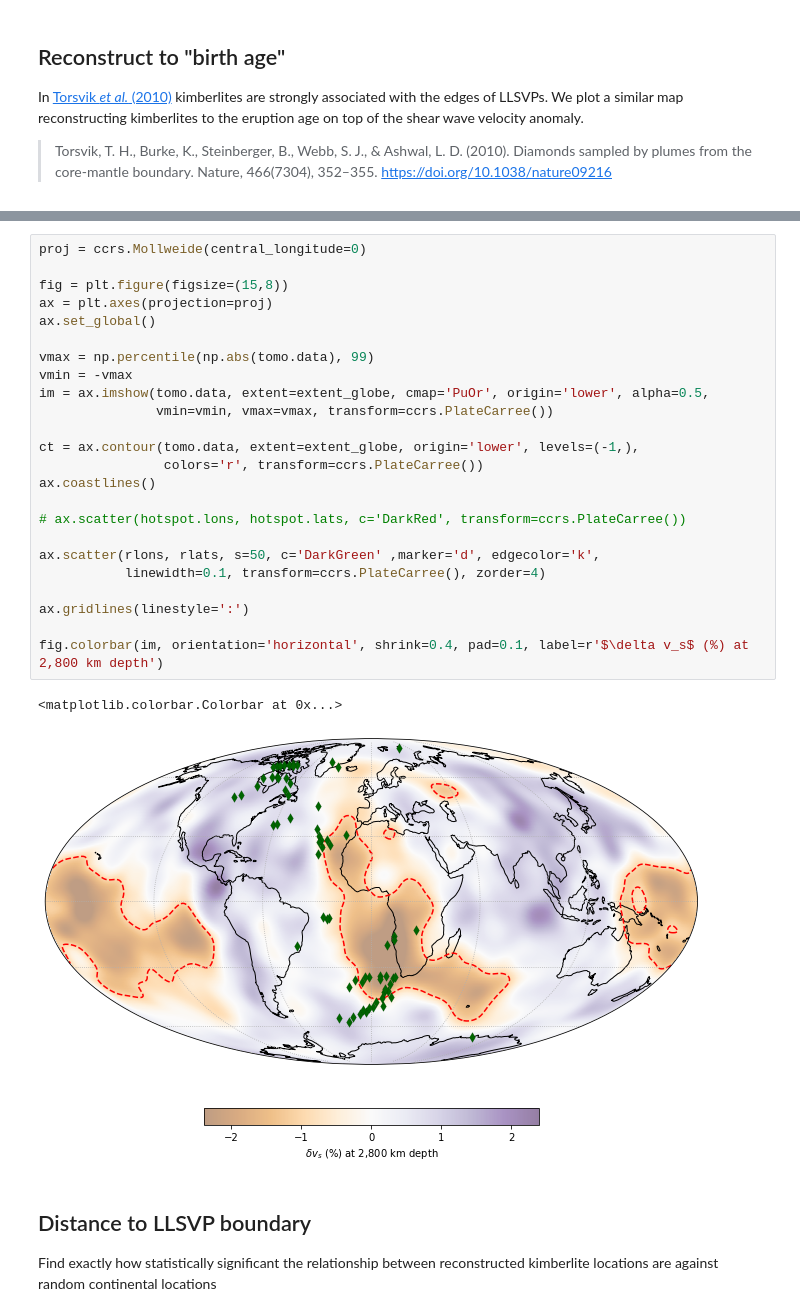
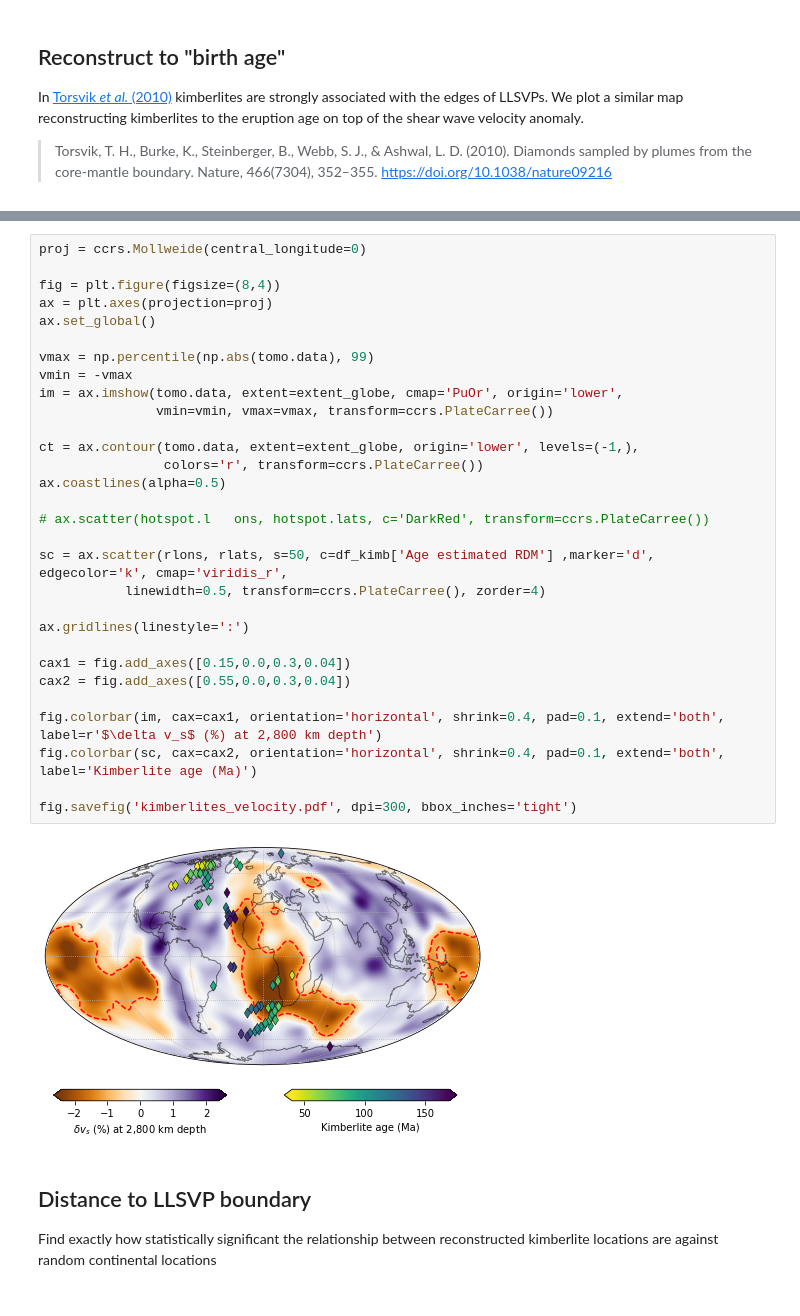
Before and after one commit to brmather/Slab-Dip, a Jupyter notebook: Notebooks/K02-Reconstruct-Kimberlites.ipynb, the cells around one changed output, grey strips where cells are left out. Drawn from its saved outputs; the diff is of its cells as text.

```diff
--- a/Notebooks/K02-Reconstruct-Kimberlites.ipynb
+++ b/Notebooks/K02-Reconstruct-Kimberlites.ipynb
@@ -89,30 +91,35 @@ rlons, rlats = kimb.reconstruct_to_birth_age(df_kimb['Age estimated RDM'])
 # %%
 proj = ccrs.Mollweide(central_longitude=0)
 
-fig = plt.figure(figsize=(15,8))
+fig = plt.figure(figsize=(8,4))
 ax = plt.axes(projection=proj)
 ax.set_global()
 
 vmax = np.percentile(np.abs(tomo.data), 99)
 vmin = -vmax
-im = ax.imshow(tomo.data, extent=extent_globe, cmap='PuOr', origin='lower', alpha=0.5,
+im = ax.imshow(tomo.data, extent=extent_globe, cmap='PuOr', origin='lower',
                vmin=vmin, vmax=vmax, transform=ccrs.PlateCarree())
 
 ct = ax.contour(tomo.data, extent=extent_globe, origin='lower', levels=(-1,),
                 colors='r', transform=ccrs.PlateCarree())
-ax.coastlines()
+ax.coastlines(alpha=0.5)
 
-# ax.scatter(hotspot.lons, hotspot.lats, c='DarkRed', transform=ccrs.PlateCarree())
+# ax.scatter(hotspot.l   ons, hotspot.lats, c='DarkRed', transform=ccrs.PlateCarree())
 
-ax.scatter(rlons, rlats, s=50, c='DarkGreen' ,marker='d', edgecolor='k',
-           linewidth=0.1, transform=ccrs.PlateCarree(), zorder=4)
+sc = ax.scatter(rlons, rlats, s=50, c=df_kimb['Age estimated RDM'] ,marker='d', edgecolor='k', cmap='viridis_r',
+           linewidth=0.5, transform=ccrs.PlateCarree(), zorder=4)
 
 ax.gridlines(linestyle=':')
 
-fig.colorbar(im, orientation='horizontal', shrink=0.4, pad=0.1, label=r'$\delta v_s$ (%) at 2,800 km depth')
+cax1 = fig.add_axes([0.15,0.0,0.3,0.04])
+cax2 = fig.add_axes([0.55,0.0,0.3,0.04])
+
+fig.colorbar(im, cax=cax1, orientation='horizontal', shrink=0.4, pad=0.1, extend='both', label=r'$\delta v_s$ (%) at 2,800 km depth')
+fig.colorbar(sc, cax=cax2, orientation='horizontal', shrink=0.4, pad=0.1, extend='both', label='Kimberlite age (Ma)')
+
+fig.savefig('kimberlites_velocity.pdf', dpi=300, bbox_inches='tight')
 # %% [output]
-<matplotlib.colorbar.Colorbar at 0x...>
-[figure, old version]
+[figure, new version]
 # %% [markdown]
 ## Distance to LLSVP boundary
 
```
Also changed, not shown: parts of 4 cells of this notebook, 9 other files.
